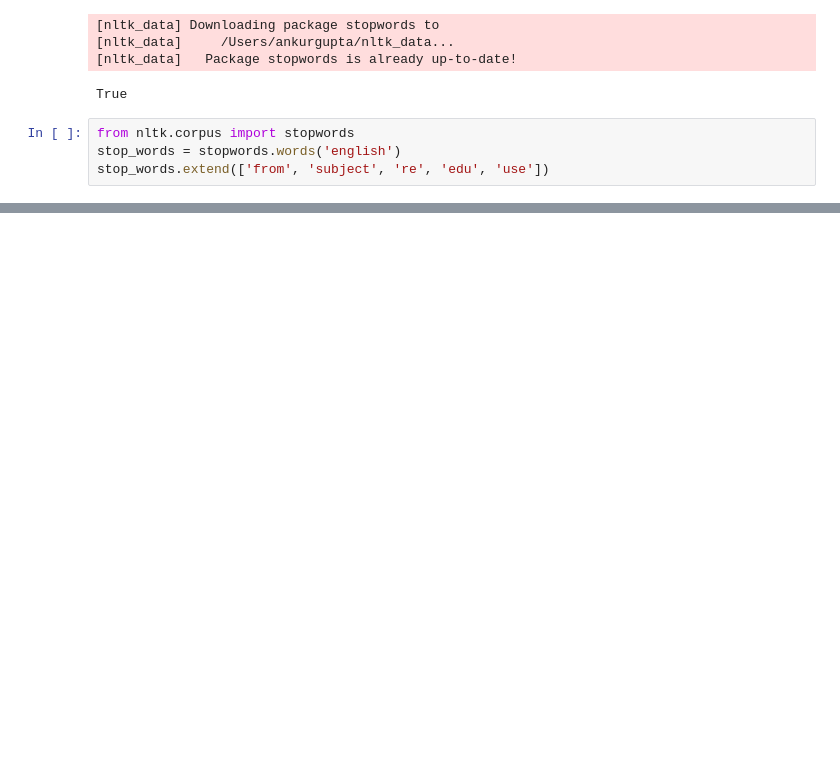
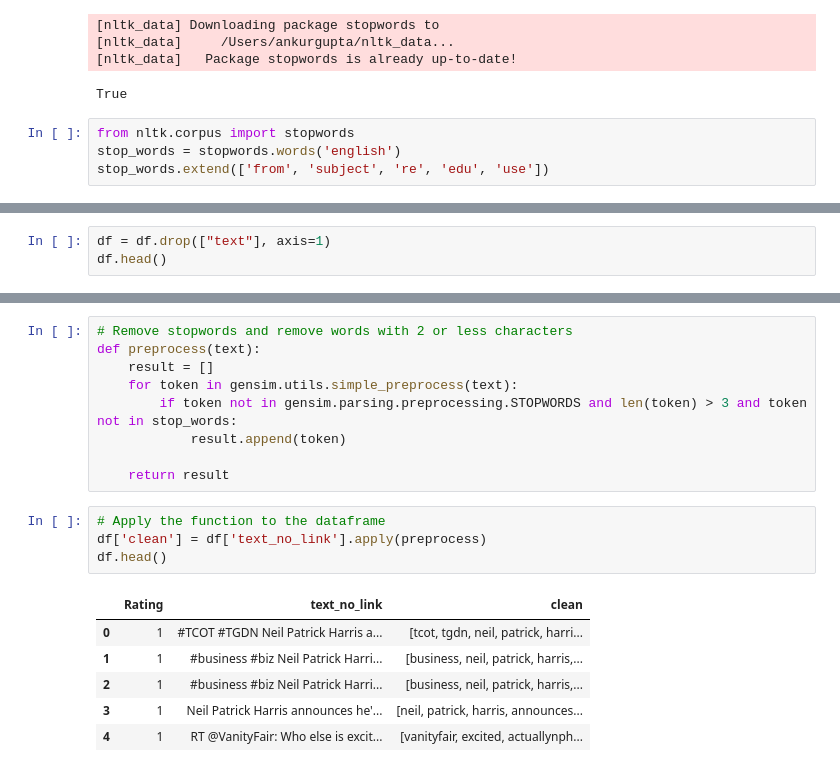
Before and after one commit to aayu1990/FakeNewsClassifier, a Jupyter notebook: FakeNewsClassifier-NLP.ipynb, the cells around one changed output, grey strips where cells are left out. Cells and saved outputs as stored; diff of their text form; blank space fills up the shorter version.

Commit message:
Data cleaning and pre-processing

```diff
--- a/FakeNewsClassifier-NLP.ipynb
+++ b/FakeNewsClassifier-NLP.ipynb
@@ -260,0 +285,3 @@ RT @onedirection: The guys are up for 3 #AMAs including Artist of the Year, Fav.
+# %%
+df = df.drop(["text"], axis=1)
+df.head()
@@ -260,0 +295,20 @@ RT @onedirection: The guys are up for 3 #AMAs including Artist of the Year, Fav.
+# %%
+# Remove stopwords and remove words with 2 or less characters
+def preprocess(text):
+    result = []
+    for token in gensim.utils.simple_preprocess(text):
+        if token not in gensim.parsing.preprocessing.STOPWORDS and len(token) > 3 and token not in stop_words:
+            result.append(token)
+
+    return result
+# %%
+# Apply the function to the dataframe
+df['clean'] = df['text_no_link'].apply(preprocess)
+df.head()
+# %% [output]
+|  | Rating | text_no_link | clean |
+| 0 | 1 | #TCOT #TGDN Neil Patrick Harris a... | [tcot, tgdn, neil, patrick, harri... |
+| 1 | 1 | #business #biz Neil Patrick Harri... | [business, neil, patrick, harris,... |
+| 2 | 1 | #business #biz Neil Patrick Harri... | [business, neil, patrick, harris,... |
+| 3 | 1 | Neil Patrick Harris announces he'... | [neil, patrick, harris, announces... |
+| 4 | 1 | RT @VanityFair: Who else is excit... | [vanityfair, excited, actuallynph... |
```
Also changed, not shown: parts of 17 cells of this notebook, 1 other file.
